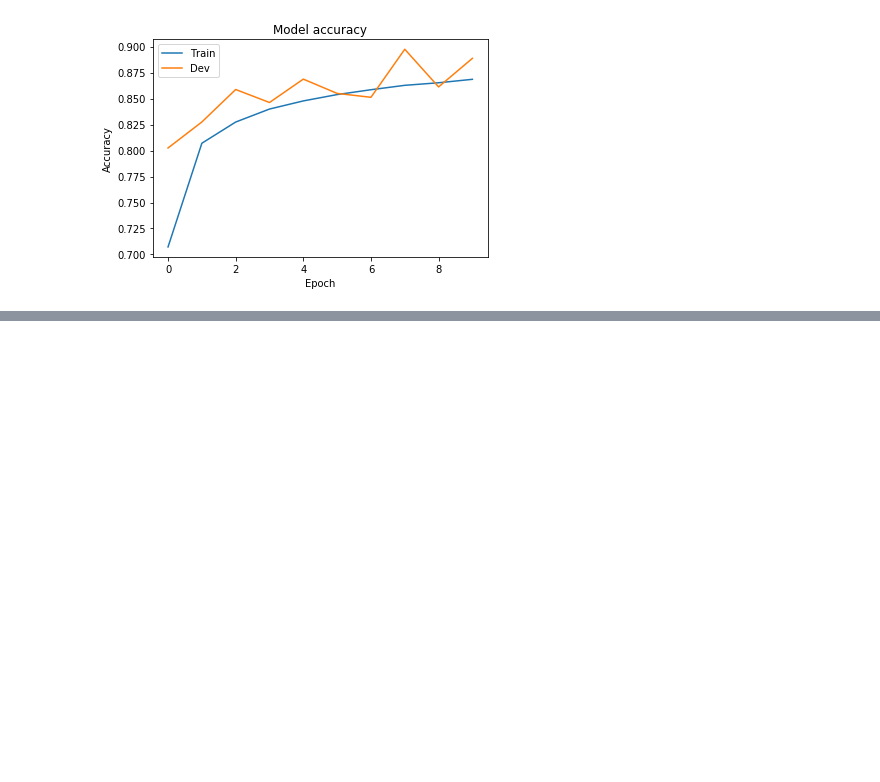
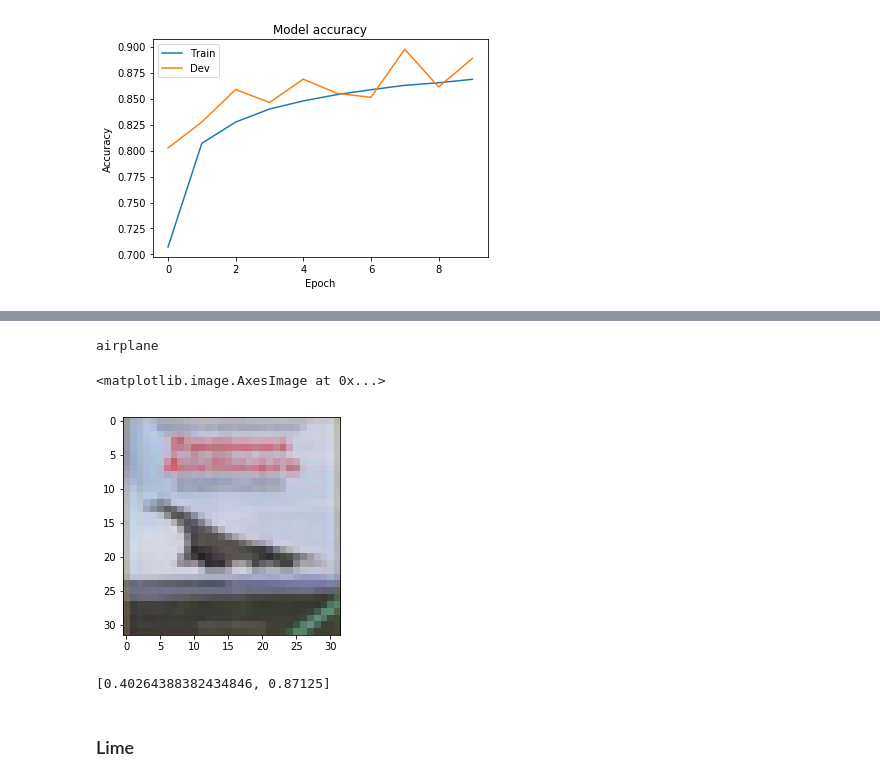
Before and after one commit to tunveyyy/cifar, a Jupyter notebook: project.ipynb, the cells around one changed output, grey strips where cells are left out. Cells and saved outputs as stored; diff of their text form; code cells hidden in the pictures; blank space fills up the shorter version.

Commit message:
Lime aded

```diff
--- a/project.ipynb
+++ b/project.ipynb
@@ -222,0 +239,17 @@ loaded_model.evaluate_generator(datagen.flow(X_test, Y_test), steps=10)
+# %%
+image = transform_image(loaded_model, X_test[3])
+pred = loaded_model.predict(image)
+print(labels[np.argmax(pred)])
+# %% [output]
+airplane
+# %%
+plt.imshow(X_test[3])
+# %% [output]
+<matplotlib.image.AxesImage at 0x...>
+[figure, added]
+# %%
+loaded_model.evaluate_generator(datagen.flow(X_test, Y_test), steps=100)
+# %% [output]
+[0.40264388382434846, 0.87125]
+# %% [markdown]
+### Lime
```
Also changed, not shown: parts of 12 cells of this notebook.
